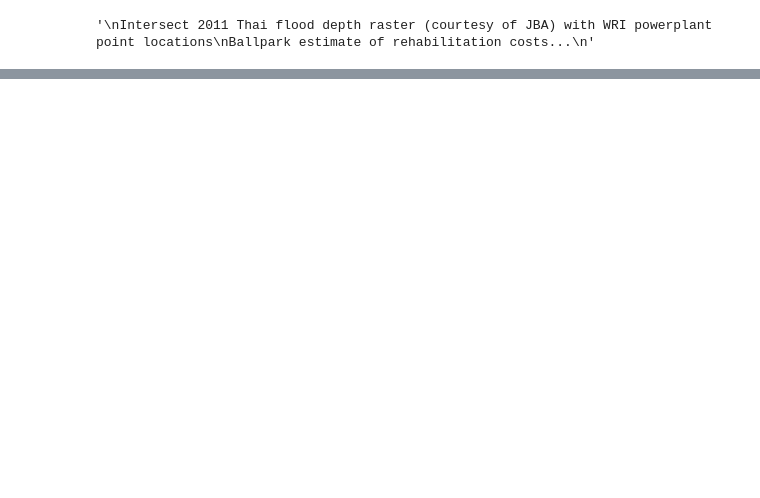
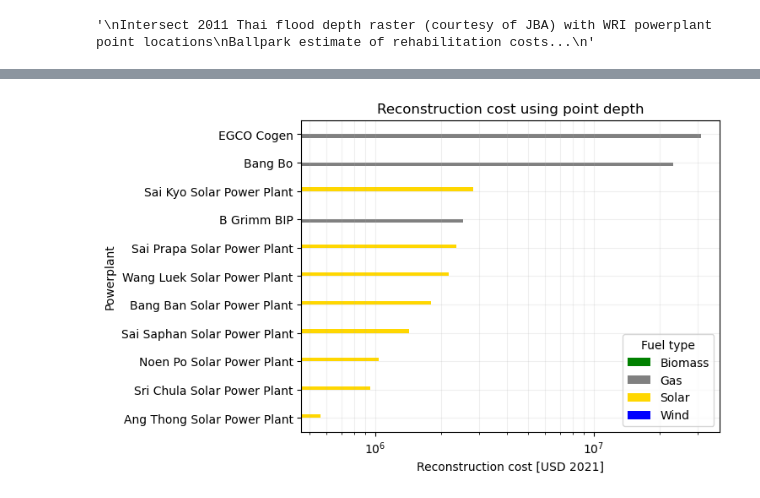
Before and after one commit to thomas-fred/thai_2011_flood_powerplants, a Jupyter notebook: thai_floods_powerplants_buffer.ipynb, the cells around one changed output, grey strips where cells are left out. Cells and saved outputs as stored; diff of their text form; code cells hidden in the pictures; blank space fills up the shorter version.

```diff
--- a/thai_floods_powerplants_buffer.ipynb
+++ b/thai_floods_powerplants_buffer.ipynb
@@ -151,0 +153,23 @@ ax.grid(which="both")
+# %%
+to_plot = damages[["primary_fuel", "name", "rehab_cost_point"]].groupby(["primary_fuel", "name"]).sum().unstack("primary_fuel")
+to_plot = to_plot.fillna(0)
+to_plot.columns = to_plot.columns.droplevel()
+to_plot.columns.name = "Fuel type"
+
+# order by reconstruction cost
+to_plot["temp"] = to_plot.apply(max, axis=1)
+to_plot = to_plot.sort_values("temp").drop(columns=["temp"])
+
+f, ax = plt.subplots()
+subset = to_plot[to_plot > 5E5]
+subset.dropna(how="all").plot.barh(
+    ax=ax,
+    color={"Gas": "grey", "Solar": "gold", "Wind": "blue", "Biomass": "green"}
+)
+ax.set_title("Reconstruction cost using point depth")
+ax.set_xscale("log")
+ax.set_ylabel("Powerplant")
+ax.set_xlabel("Reconstruction cost [USD 2021]")
+ax.grid(which="both", alpha=0.2)
+# %% [output]
+[figure, added]
```
Also changed, not shown: parts of 1 cell of this notebook.
